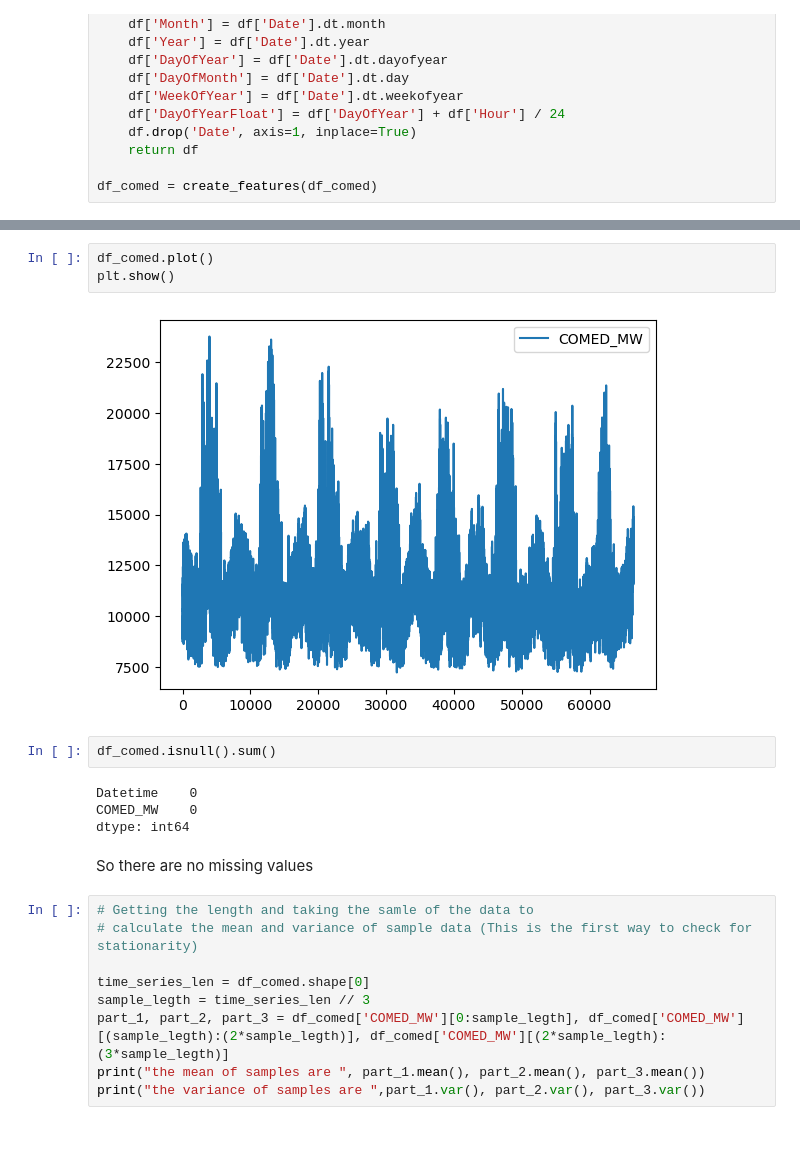
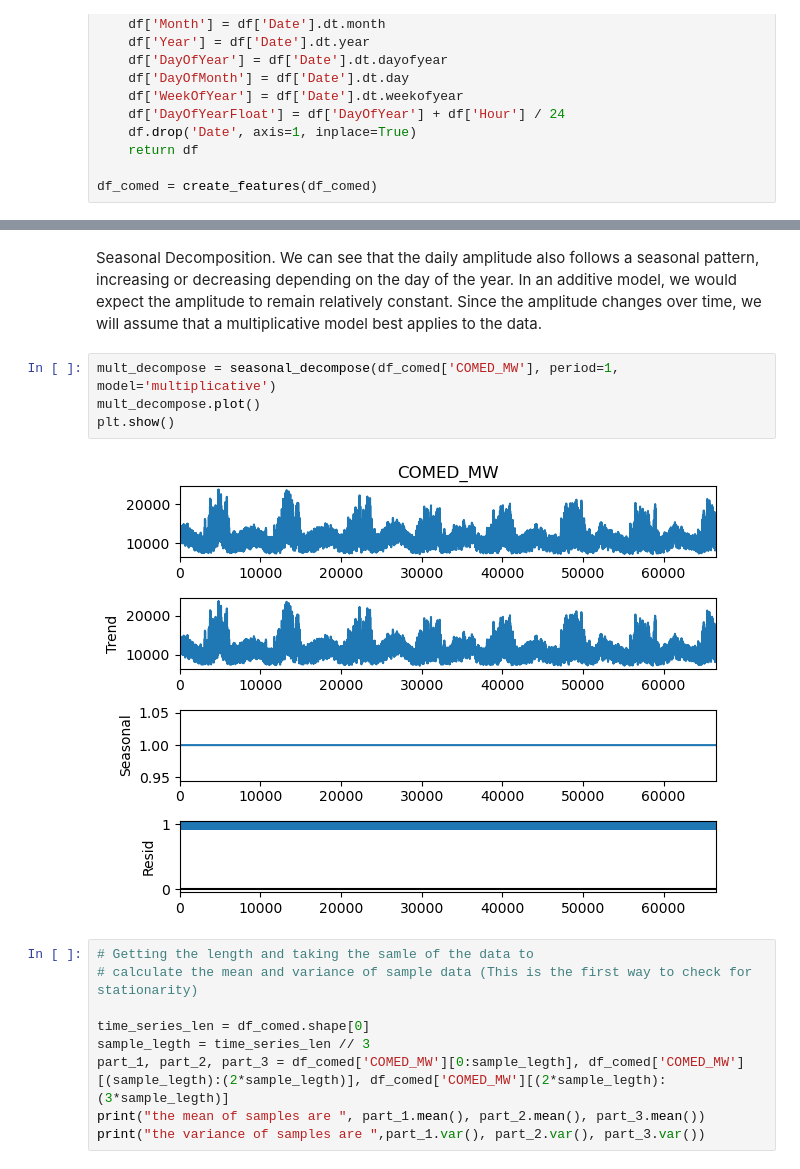
Before and after one commit to mariabaladuggimpudi/ml-practice, a Jupyter notebook: time_series/time_series_exploration_1.ipynb, the cells around one changed output, grey strips where cells are left out. Cells and saved outputs as stored; diff of their text form; blank space fills up the shorter version.

```diff
--- a/time_series/time_series_exploration_1.ipynb
+++ b/time_series/time_series_exploration_1.ipynb
@@ -151,16 +159,11 @@ plt.show()
+# %% [markdown]
+Seasonal Decomposition. We can see that the daily amplitude also follows a seasonal pattern, increasing or decreasing depending on the day of the year. In an additive model, we would expect the amplitude to remain relatively constant. Since the amplitude changes over time, we will assume that a multiplicative model best applies to the data.
 # %%
-df_comed.plot()
+mult_decompose = seasonal_decompose(df_comed['COMED_MW'], period=1, model='multiplicative')
+mult_decompose.plot()
 plt.show()
 # %% [output]
-[figure, old version]
+[figure, new version]
-# %%
-df_comed.isnull().sum()
-# %% [output]
-Datetime    0
-COMED_MW    0
-dtype: int64
-# %% [markdown]
-So there are no missing values
 # %%
 # Getting the length and taking the samle of the data to
 # calculate the mean and variance of sample data (This is the first way to check for stationarity)
```
Also changed, not shown: parts of 22 cells of this notebook.
